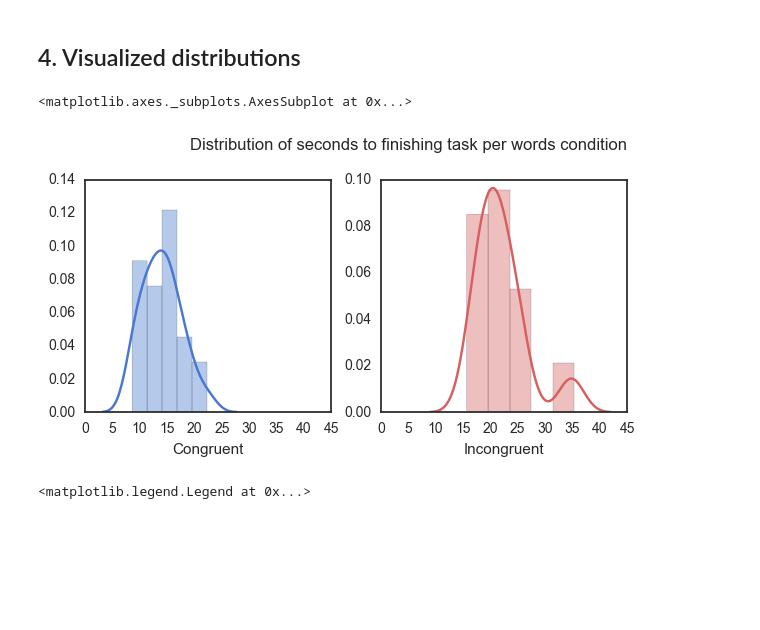
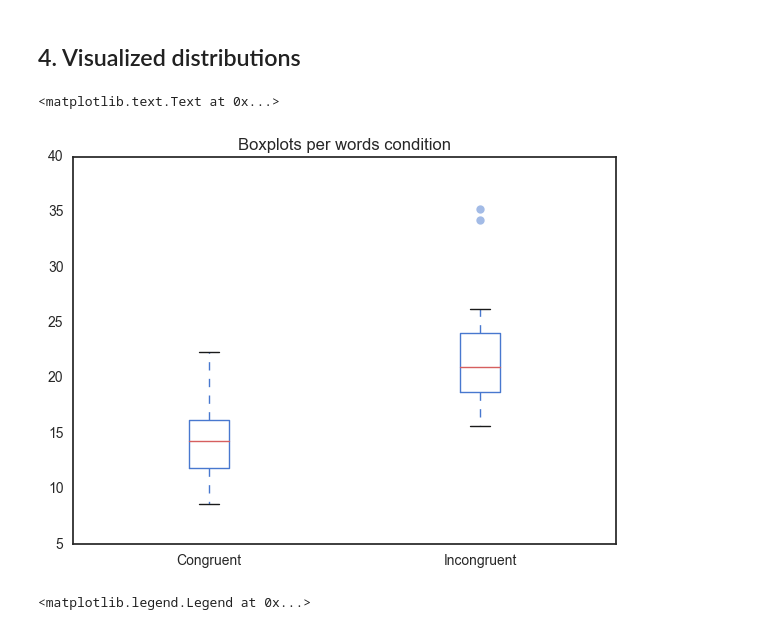
Before and after one commit to ryparmar/DAND, a Jupyter notebook: P6_Inferential_Statistics/P6_Inferential_Statistics.ipynb, the cells around one changed output. Cells and saved outputs as stored; diff of their text form; code cells hidden in the pictures; blank space fills up the shorter version.

```diff
--- a/P6_Inferential_Statistics/P6_Inferential_Statistics.ipynb
+++ b/P6_Inferential_Statistics/P6_Inferential_Statistics.ipynb
@@ -102,21 +103,25 @@ degrees of freedom:
 23
 # %% [markdown]
 ## 4. Visualized distributions
-# %%
-import seaborn as sns
-import matplotlib.pyplot as plt
-%matplotlib inline
-
-sns.set(style="white", palette="muted", color_codes=True)
-
-f, axes = plt.subplots(1, 2, figsize=(7, 3), sharex = True)
-
-plt.title("Distribution of seconds to finishing task per words condition", y=1.1, loc="right")
-sns.distplot(data["Congruent"], ax=axes[0], bins=5)
-sns.distplot(data["Incongruent"], color="r", ax=axes[1], bins=5)
-# %% [output]
-<matplotlib.axes._subplots.AxesSubplot at 0x...>
-[figure, removed]
+# %%
+import seaborn as sns
+import matplotlib.pyplot as plt
+import matplotlib as mpl
+mpl.use("agg")
+%matplotlib inline
+
+fig = plt.figure(1, figsize=(7, 5))
+data_plt = [data["Congruent"], data["Incongruent"]]
+ax = fig.add_subplot(111)
+bp = ax.boxplot(data_plt)
+ax.set_xticklabels(["Congruent", "Incongruent"])
+
+for flier in bp["fliers"]:
+    flier.set(marker="o", color = "#e7298a", alpha = 0.5)
+plt.title("Boxplots per words condition")
+# %% [output]
+<matplotlib.text.Text at 0x...>
+[figure, added]
 # %%
 sns.set(style="white", palette="muted", color_codes=True)
 p1 = sns.distplot(data["Congruent"], color="b", bins=5, label="Congruent", axlabel="")
```
Also changed, not shown: parts of 5 cells of this notebook, 1 other file.
